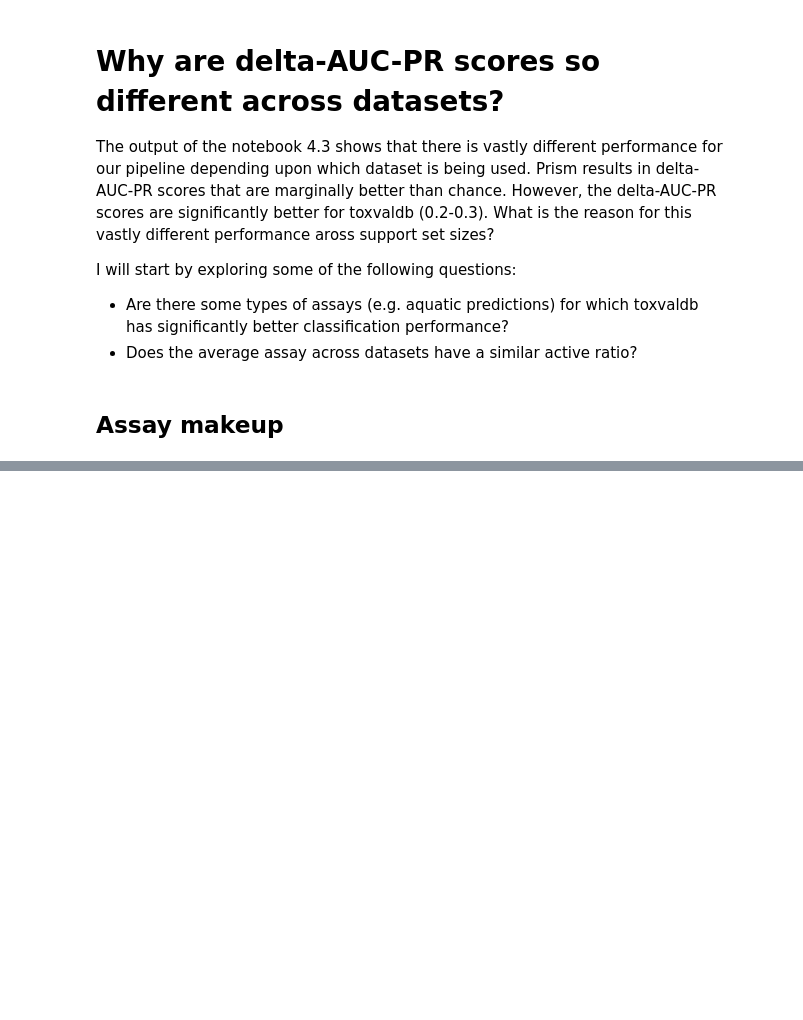
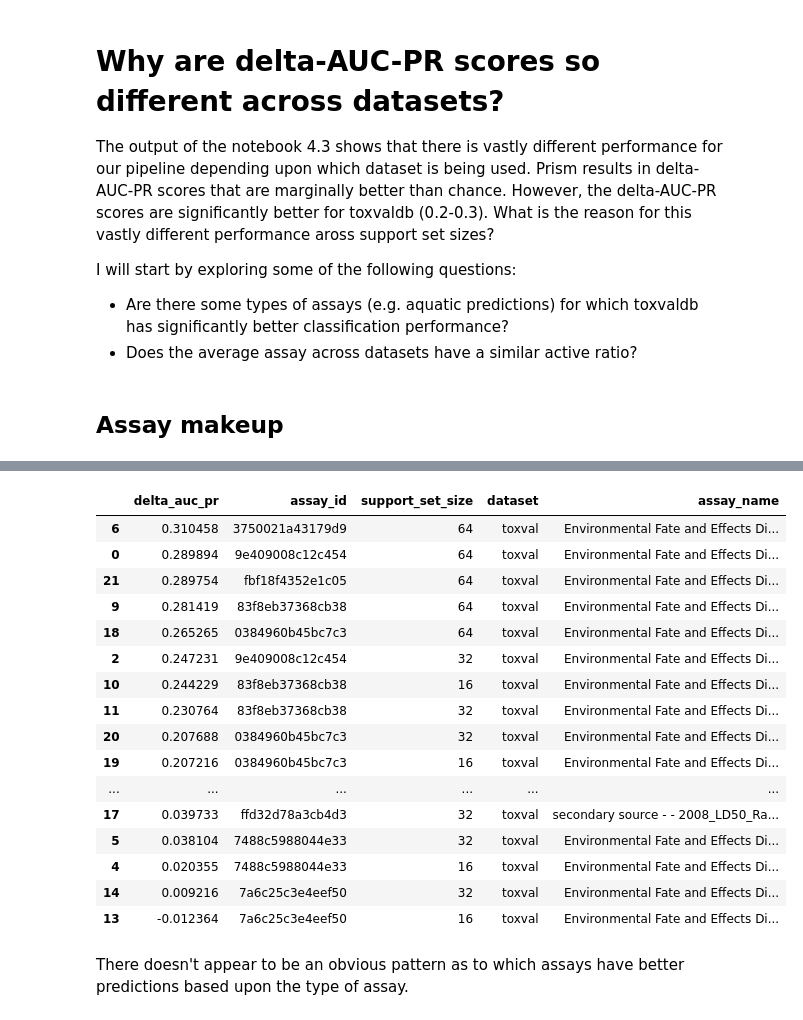
Before and after one commit to labdao/FS-Tox, a Jupyter notebook: notebooks/4.5-auc-pr-analysis.ipynb, the cells around one changed output, grey strips where cells are left out. Saved outputs shown, nothing was run; the diff lists cells and outputs as text; code cells hidden in the pictures; blank space fills up the shorter version.

```diff
--- a/notebooks/4.5-auc-pr-analysis.ipynb
+++ b/notebooks/4.5-auc-pr-analysis.ipynb
@@ -32,29 +71,0 @@ def get_run_info(filepath):
-# %%
-INPUT_DIR = "/Users/sethhowes/Desktop/FS-Tox/multirun/2023-07-19/11-23-46"
-run_dirs = [os.path.join(INPUT_DIR, run_dir) for run_dir in os.listdir(INPUT_DIR) if os.path.isdir(os.path.join(INPUT_DIR, run_dir))]
-run_dirs = [f"{run_dir}/data/processed/score/*.parquet" for run_dir in run_dirs]
-
-support_sizes = [8, 16, 32, 64]
-datasets = ["clintox", "tox21", "toxcast", "bbbp", "toxval", "nci60", "cancerrx", "prism"]
-
-con = duckdb.connect()
-
-dfs = []
-
-for run_dir in run_dirs:
-    info = get_run_info(run_dir)
-    query = f"""
-    SELECT delta_auc_pr
-    FROM read_parquet('{run_dir}')
-    """
-    try:
-        df = con.execute(query).df()
-        df["support_set_size"] = info["support_set_size"]
-        df["dataset"] = info["dataset"]
-        dfs.append(df)
-    except Exception as e:
-        print(f"No data for {info['dataset']} with support set size of {info['support_set_size']}")
-
-
-# Concatenate all dataframes into one
-df_final = pd.concat(dfs, ignore_index=True)
@@ -70,0 +87,27 @@ No data for clintox with support set size of 64
+# %%
+toxval_components = pd.read_parquet(f"{RUN_DIR}/params.dataset=toxval,params.support_set_size=32/data/processed/assay_id/toxval.parquet")
+# %%
+pd.set_option('display.max_colwidth', None)
+
+toxval_merged = toxval.merge(toxval_components, on="assay_id")
+toxval_merged.sort_values(by="delta_auc_pr", ascending=False)
+# %% [output]
+|  | delta_auc_pr | assay_id | support_set_size | dataset | assay_name |
+| 6 | 0.310458 | 3750021a43179d9 | 64 | toxval | Environmental Fate and Effects Di... |
+| 0 | 0.289894 | 9e409008c12c454 | 64 | toxval | Environmental Fate and Effects Di... |
+| 21 | 0.289754 | fbf18f4352e1c05 | 64 | toxval | Environmental Fate and Effects Di... |
+| 9 | 0.281419 | 83f8eb37368cb38 | 64 | toxval | Environmental Fate and Effects Di... |
+| 18 | 0.265265 | 0384960b45bc7c3 | 64 | toxval | Environmental Fate and Effects Di... |
+| 2 | 0.247231 | 9e409008c12c454 | 32 | toxval | Environmental Fate and Effects Di... |
+| 10 | 0.244229 | 83f8eb37368cb38 | 16 | toxval | Environmental Fate and Effects Di... |
+| 11 | 0.230764 | 83f8eb37368cb38 | 32 | toxval | Environmental Fate and Effects Di... |
+| 20 | 0.207688 | 0384960b45bc7c3 | 32 | toxval | Environmental Fate and Effects Di... |
+| 19 | 0.207216 | 0384960b45bc7c3 | 16 | toxval | Environmental Fate and Effects Di... |
+| ... | ... | ... | ... | ... | ... |
+| 17 | 0.039733 | ffd32d78a3cb4d3 | 32 | toxval | secondary source - - 2008_LD50_Ra... |
+| 5 | 0.038104 | 7488c5988044e33 | 32 | toxval | Environmental Fate and Effects Di... |
+| 4 | 0.020355 | 7488c5988044e33 | 16 | toxval | Environmental Fate and Effects Di... |
+| 14 | 0.009216 | 7a6c25c3e4eef50 | 32 | toxval | Environmental Fate and Effects Di... |
+| 13 | -0.012364 | 7a6c25c3e4eef50 | 16 | toxval | Environmental Fate and Effects Di... |
+# %% [markdown]
+There doesn't appear to be an obvious pattern as to which assays have better predictions based upon the type of assay.
```
Also changed, not shown: parts of 18 cells of this notebook.
